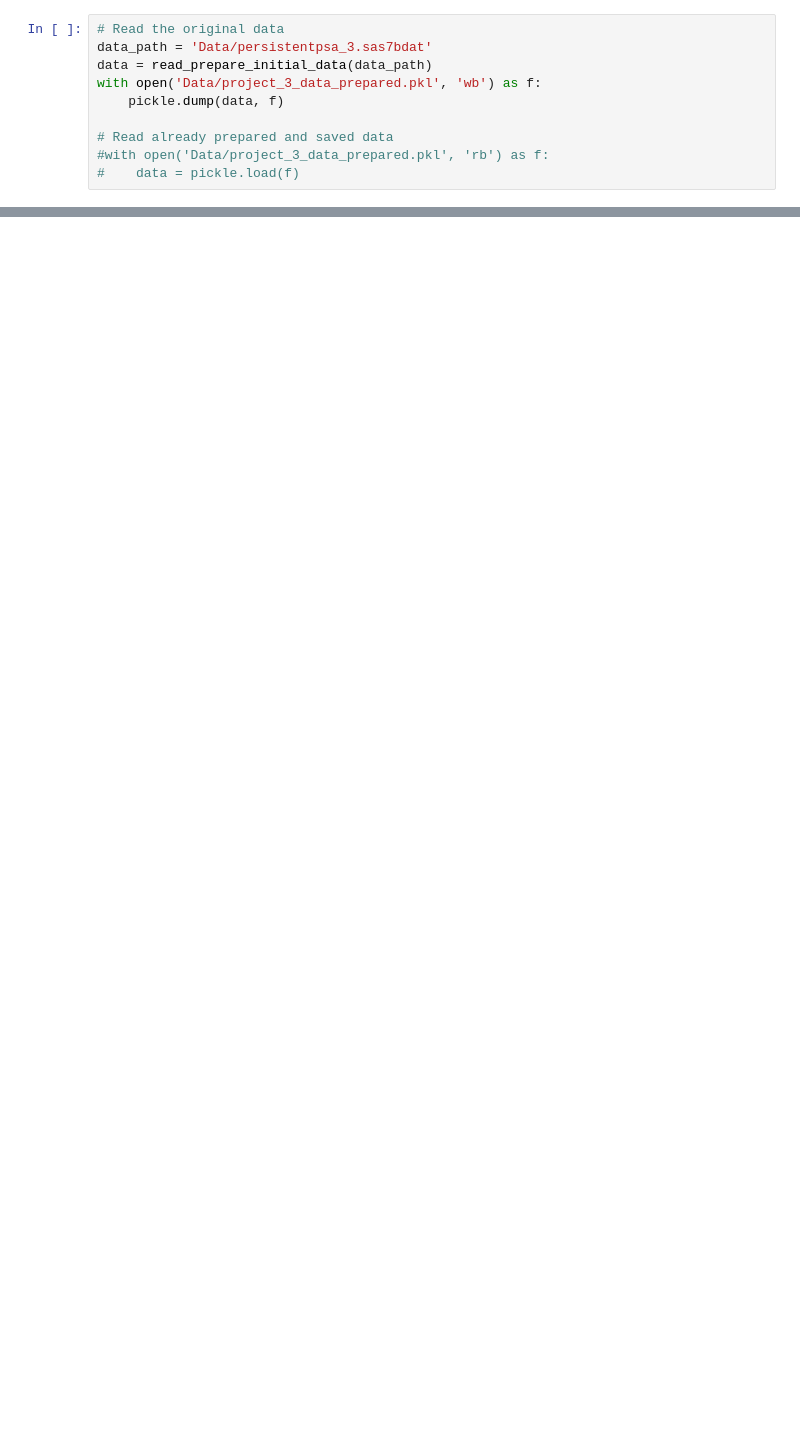
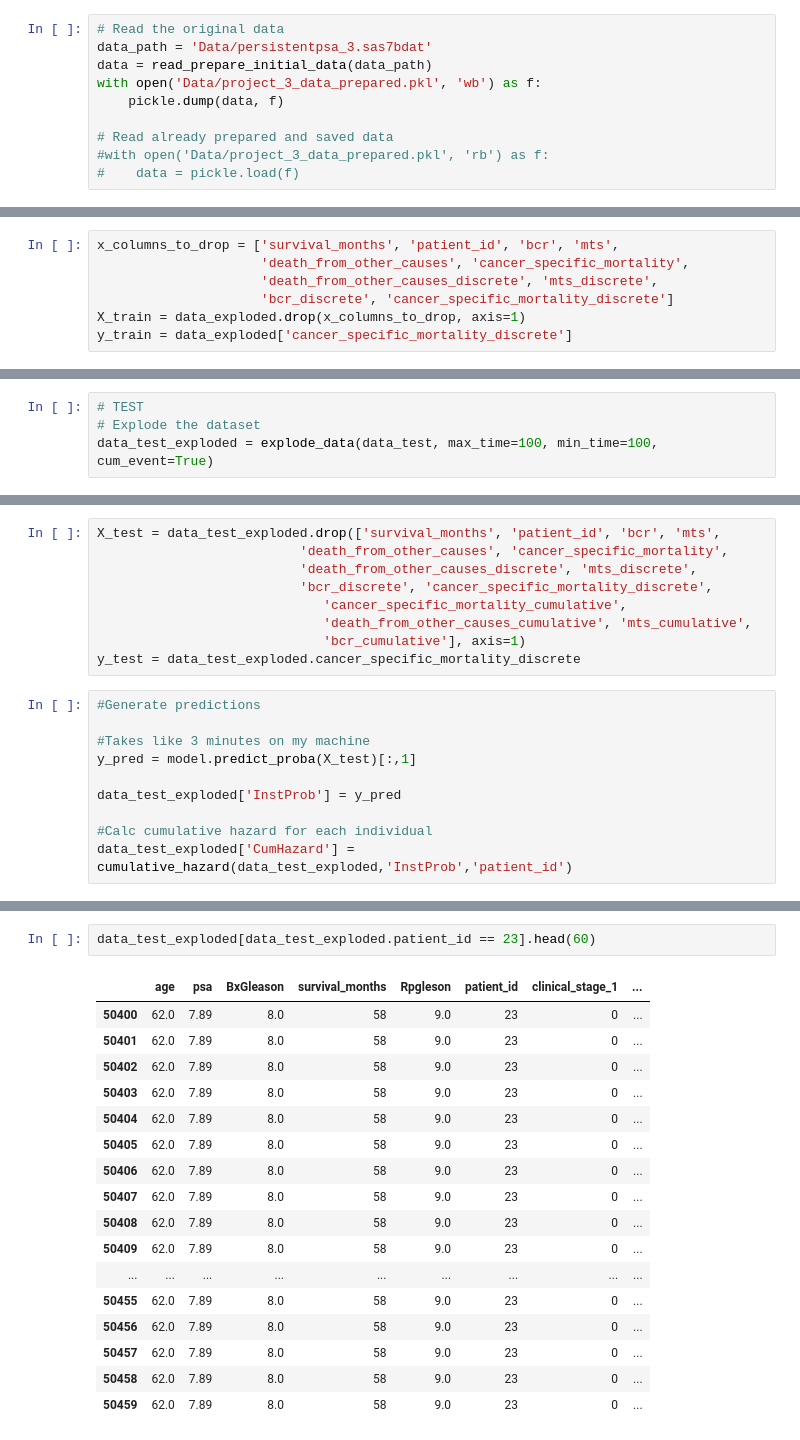
Before and after one commit to vytautas9/Tiriamasis_Projektas_3, a Jupyter notebook: ResearchProject3.ipynb, the cells around one changed output, grey strips where cells are left out. Cells and saved outputs as stored; diff of their text form; blank space fills up the shorter version.

```diff
--- a/ResearchProject3.ipynb
+++ b/ResearchProject3.ipynb
@@ -521,0 +595,7 @@ ax = kmf.fit(T2, E2, label="Group 3").plot_survival_function(ax=ax)
+# %%
+x_columns_to_drop = ['survival_months', 'patient_id', 'bcr', 'mts',
+                     'death_from_other_causes', 'cancer_specific_mortality',
+                     'death_from_other_causes_discrete', 'mts_discrete',
+                     'bcr_discrete', 'cancer_specific_mortality_discrete']
+X_train = data_exploded.drop(x_columns_to_drop, axis=1)
+y_train = data_exploded['cancer_specific_mortality_discrete']
@@ -521,0 +613,4 @@ ax = kmf.fit(T2, E2, label="Group 3").plot_survival_function(ax=ax)
+# %%
+# TEST
+# Explode the dataset
+data_test_exploded = explode_data(data_test, max_time=100, min_time=100, cum_event=True)
@@ -521,0 +621,19 @@ ax = kmf.fit(T2, E2, label="Group 3").plot_survival_function(ax=ax)
+# %%
+X_test = data_test_exploded.drop(['survival_months', 'patient_id', 'bcr', 'mts',
+                          'death_from_other_causes', 'cancer_specific_mortality',
+                          'death_from_other_causes_discrete', 'mts_discrete',
+                          'bcr_discrete', 'cancer_specific_mortality_discrete',
+                             'cancer_specific_mortality_cumulative',
+                             'death_from_other_causes_cumulative', 'mts_cumulative',
+                             'bcr_cumulative'], axis=1)
+y_test = data_test_exploded.cancer_specific_mortality_discrete
+# %%
+#Generate predictions
+
+#Takes like 3 minutes on my machine
+y_pred = model.predict_proba(X_test)[:,1]
+
+data_test_exploded['InstProb'] = y_pred
+
+#Calc cumulative hazard for each individual
+data_test_exploded['CumHazard'] = cumulative_hazard(data_test_exploded,'InstProb','patient_id')
@@ -521,0 +782,20 @@ ax = kmf.fit(T2, E2, label="Group 3").plot_survival_function(ax=ax)
+# %%
+data_test_exploded[data_test_exploded.patient_id == 23].head(60)
+# %% [output]
+|  | age | psa | BxGleason | survival_months | Rpgleson | patient_id | clinical_stage_1 | ... |
+| 50400 | 62.0 | 7.89 | 8.0 | 58 | 9.0 | 23 | 0 | ... |
+| 50401 | 62.0 | 7.89 | 8.0 | 58 | 9.0 | 23 | 0 | ... |
+| 50402 | 62.0 | 7.89 | 8.0 | 58 | 9.0 | 23 | 0 | ... |
+| 50403 | 62.0 | 7.89 | 8.0 | 58 | 9.0 | 23 | 0 | ... |
+| 50404 | 62.0 | 7.89 | 8.0 | 58 | 9.0 | 23 | 0 | ... |
+| 50405 | 62.0 | 7.89 | 8.0 | 58 | 9.0 | 23 | 0 | ... |
+| 50406 | 62.0 | 7.89 | 8.0 | 58 | 9.0 | 23 | 0 | ... |
+| 50407 | 62.0 | 7.89 | 8.0 | 58 | 9.0 | 23 | 0 | ... |
+| 50408 | 62.0 | 7.89 | 8.0 | 58 | 9.0 | 23 | 0 | ... |
+| 50409 | 62.0 | 7.89 | 8.0 | 58 | 9.0 | 23 | 0 | ... |
+| ... | ... | ... | ... | ... | ... | ... | ... | ... |
+| 50455 | 62.0 | 7.89 | 8.0 | 58 | 9.0 | 23 | 0 | ... |
+| 50456 | 62.0 | 7.89 | 8.0 | 58 | 9.0 | 23 | 0 | ... |
+| 50457 | 62.0 | 7.89 | 8.0 | 58 | 9.0 | 23 | 0 | ... |
+| 50458 | 62.0 | 7.89 | 8.0 | 58 | 9.0 | 23 | 0 | ... |
+| 50459 | 62.0 | 7.89 | 8.0 | 58 | 9.0 | 23 | 0 | ... |
```
Also changed, not shown: parts of 53 cells of this notebook.
